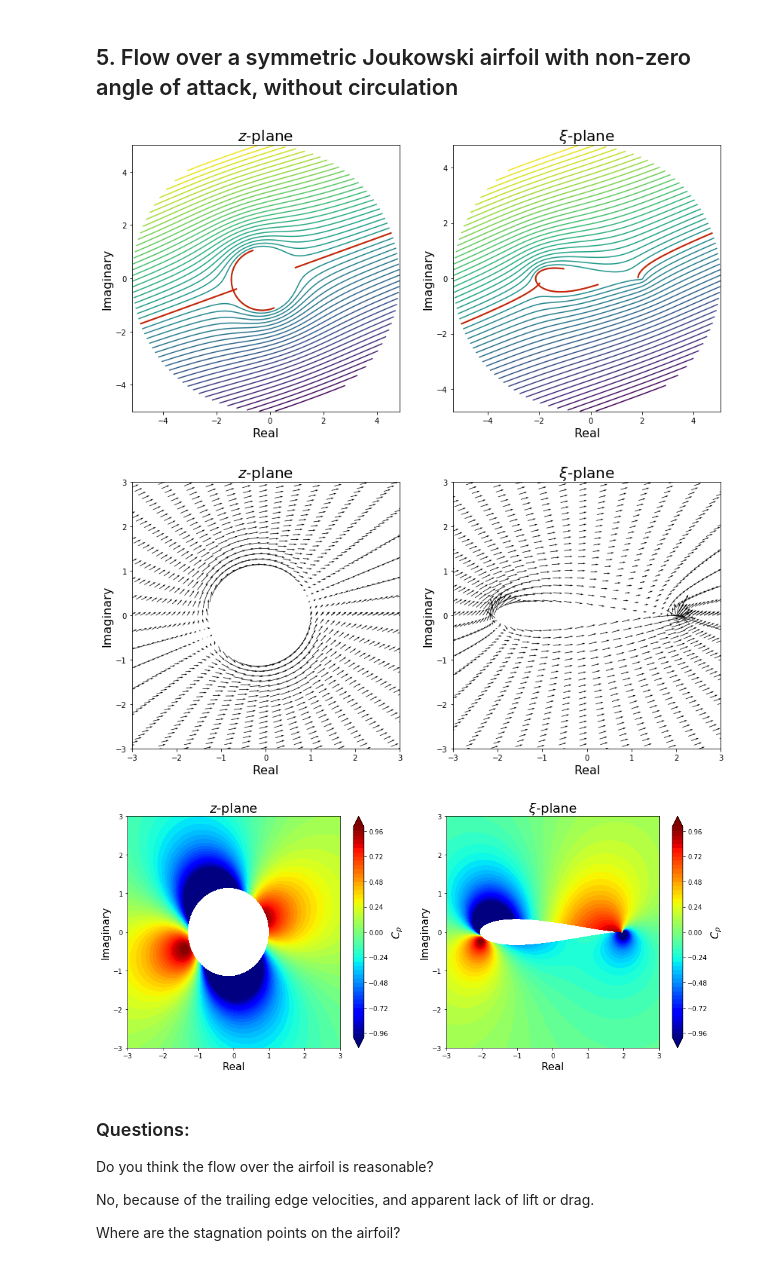
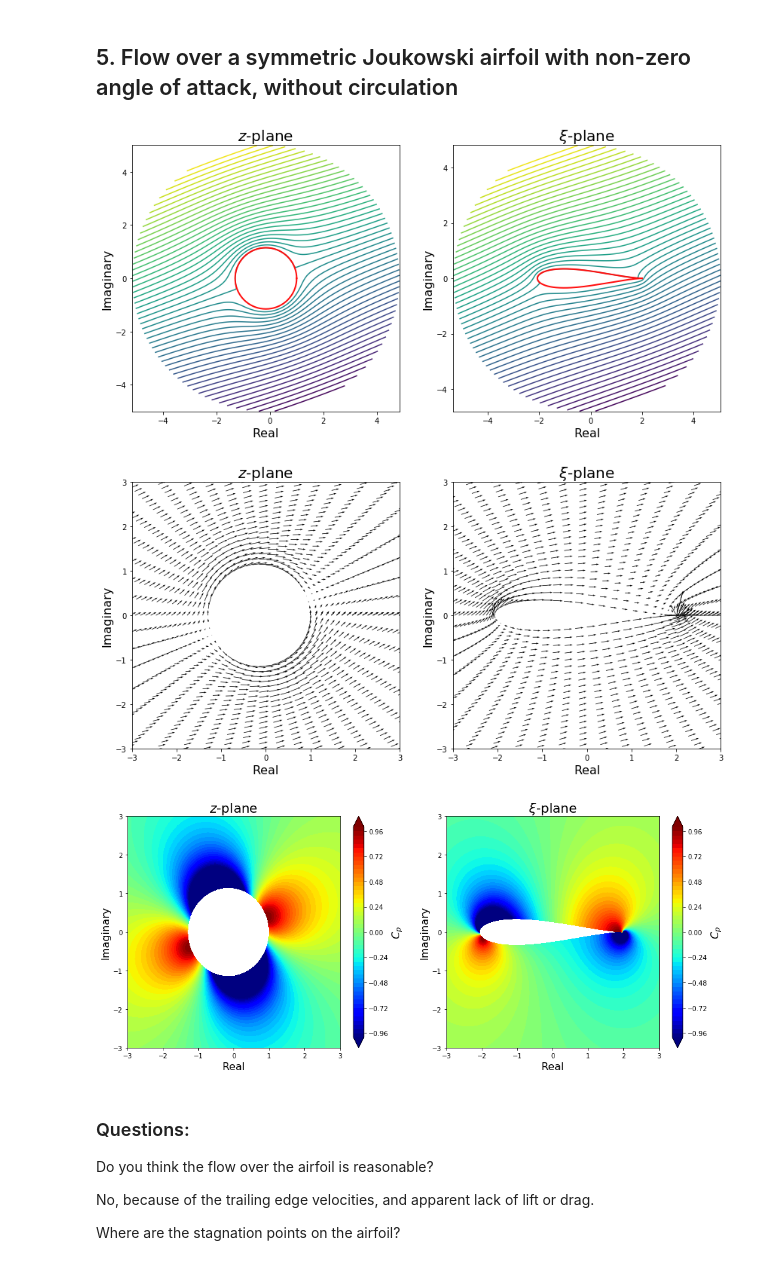
Before and after one commit to bobforcha/mae6226_workspace, a Jupyter notebook: assignments/assignment_02/assignment_02.ipynb, the cells around one changed output. Drawn from its saved outputs; the diff is of its cells as text; code cells hidden in the pictures.

```diff
--- a/assignments/assignment_02/assignment_02.ipynb
+++ b/assignments/assignment_02/assignment_02.ipynb
@@ -222,18 +222,20 @@ psi = psi_dub + u_inf*Z.imag
 
 # plots
 contlev = np.linspace(np.min(psi).real, np.max(psi).real, 51)
+circ_z = (R*np.cos(theta) + x_c) + (R*np.sin(theta) + y_c)*1j
+circ_xi = circ_z + c**2/circ_z
 
 plt.figure(figsize=(2*size+1, size))
 plt.subplot(121)
 plt.contour(Z.real, Z.imag, psi, levels=contlev)
-plt.contour(Z.real, Z.imag, psi, levels=[0.], colors='#CD2305', linewidths=2, linestyles='-')
+plt.plot(circ_z.real, circ_z.imag, color="#FF0D0D", linewidth=2, linestyle='-')
 plt.xlabel('Real', fontsize=16)
 plt.ylabel('Imaginary', fontsize=16)
 plt.title('$z$-plane', fontsize=20)
 
 plt.subplot(122)
 plt.contour(Xi.real, Xi.imag, psi, levels=contlev)
-plt.contour(Xi.real, Xi.imag, psi, levels=[0.], colors='#CD2305', linewidths=2, linestyles='-')
+plt.plot(circ_xi.real, circ_xi.imag, color='#FF0D0D', linewidth=2, linestyle='-')
 plt.xlabel('Real', fontsize=16)
 plt.ylabel('Imaginary', fontsize=16)
 plt.title(r'$\xi$-plane', fontsize=20);
@@ -328,7 +330,8 @@ np.min(c_p_xi[1:])
 # add in angle of attack
 a_o_a = 20*math.pi/180
 Z_prime = (Z - (x_c + y_c*1j))*np.exp(-1j*a_o_a)
-u_prime_dub, v_prime_dub = dub.velocity(Z_prime.real, Z_prime.imag)
+dub2 = Doublet(kappa, 0.0, 0.0)
+u_prime_dub, v_prime_dub = dub2.velocity(Z_prime.real, Z_prime.imag)
 u_prime = u_prime_dub + u_fs
 v_prime = v_prime_dub
 
@@ -337,7 +340,7 @@ w_z = w_z_prime*np.exp(-1j*a_o_a)
 w_xi = w_z/(1 - (c/Z)**2)
 
 psi_prime_fs = u_inf*Z_prime.imag
-psi_prime = psi_prime_fs + dub.stream_function(Z_prime.real, Z_prime.imag)
+psi_prime = psi_prime_fs + dub2.stream_function(Z_prime.real, Z_prime.imag)
 
 psi = psi_prime*np.exp(-1j*a_o_a)
 
@@ -351,14 +354,14 @@ contlev = np.linspace(np.min(psi).real, np.max(psi).real, 51)
 plt.figure(figsize=(2*size+1, size))
 plt.subplot(121)
 plt.contour(Z.real, Z.imag, psi, levels=contlev)
-plt.contour(Z.real, Z.imag, psi, levels=[0.], colors='#CD2305', linewidths=2, linestyles='-')
+plt.plot(circ_z.real, circ_z.imag, color='#FF0D0D', linewidth=2, linestyle='-')
 plt.xlabel('Real', fontsize=16)
 plt.ylabel('Imaginary', fontsize=16)
 plt.title('$z$-plane', fontsize=20)
 
 plt.subplot(122)
 plt.contour(Xi.real, Xi.imag, psi, levels=contlev)
-plt.contour(Xi.real, Xi.imag, psi, levels=[0.], colors='#CD2305', linewidths=2, linestyles='-')
+plt.plot(circ_xi.real, circ_xi.imag, color='#FF0D0D', linewidth=2, linestyle='-')
 plt.xlabel('Real', fontsize=16)
 plt.ylabel('Imaginary', fontsize=16)
 plt.title(r'$\xi$-plane', fontsize=20)
@@ -374,36 +377,36 @@ plt.title('$z$-plane', fontsize=20)
 
 plt.subplot(122)
 plt.quiver(Xi.real[::3,::3], Xi.imag[::3,::3], w_xi.real[::3,::3], -w_xi.imag[::3,::3], units='inches', width=0.01, scale_units='inches', scale=7.0)
 plt.xlabel('Real', fontsize=16)
 plt.ylabel('Imaginary', fontsize=16)
 plt.xlim(x_start, x_end)
 plt.ylim(y_start, y_end)
 plt.title(r'$\xi$-plane', fontsize=20)
 
 plt.figure(figsize=(2*size+3, size))
 plt.subplot(121)
 contf = plt.contourf(Z.real, Z.imag, c_p_z, levels=np.linspace(-1.0, 1.0, 51), extend='both', cmap=plt.cm.jet)
 cbar = plt.colorbar(contf)
 cbar.set_label('$C_p$', fontsize=16)
 plt.xlabel('Real', fontsize=16)
 plt.ylabel('Imaginary', fontsize=16)
 plt.xlim(x_start, x_end)
 plt.ylim(y_start, y_end)
 plt.title('$z$-plane', fontsize=20)
 
 plt.subplot(122)
 contf2 = plt.contourf(Xi.real, Xi.imag, c_p_xi, levels=np.linspace(-1.0, 1.0, 51), extend='both', cmap=plt.cm.jet)
 cbar2 = plt.colorbar(contf2)
 cbar2.set_label('$C_p$', fontsize=16)
 plt.xlabel('Real', fontsize=16)
 plt.ylabel('Imaginary', fontsize=16)
 plt.xlim(x_start, x_end)
 plt.ylim(y_start, y_end)
 plt.title(r'$\xi$-plane', fontsize=20);
 # %% [output]
-[figure, old version]
+[figure, new version]
-[figure, old version]
+[figure, new version]
-[figure, old version]
+[figure, new version]
 # %% [markdown]
 ### Questions:
 
```
Also changed, not shown: parts of 15 cells of this notebook.
